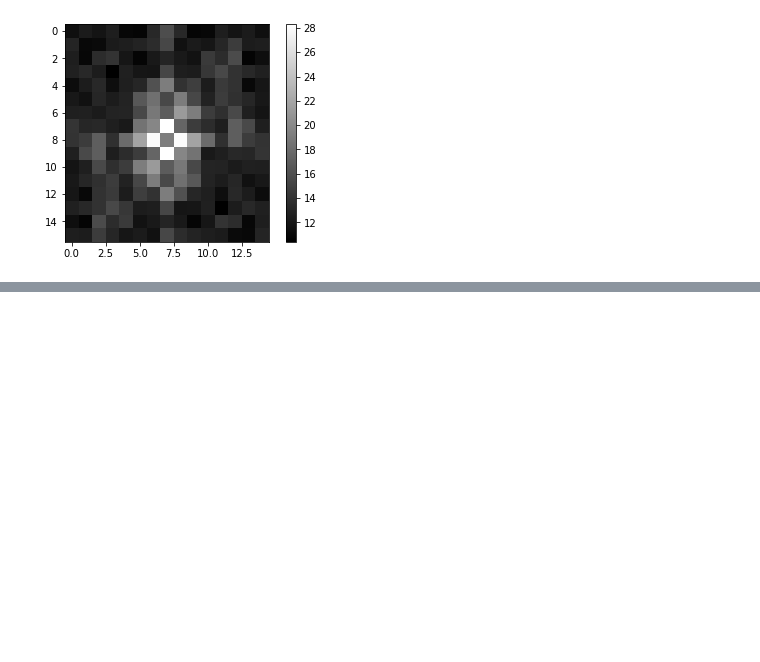
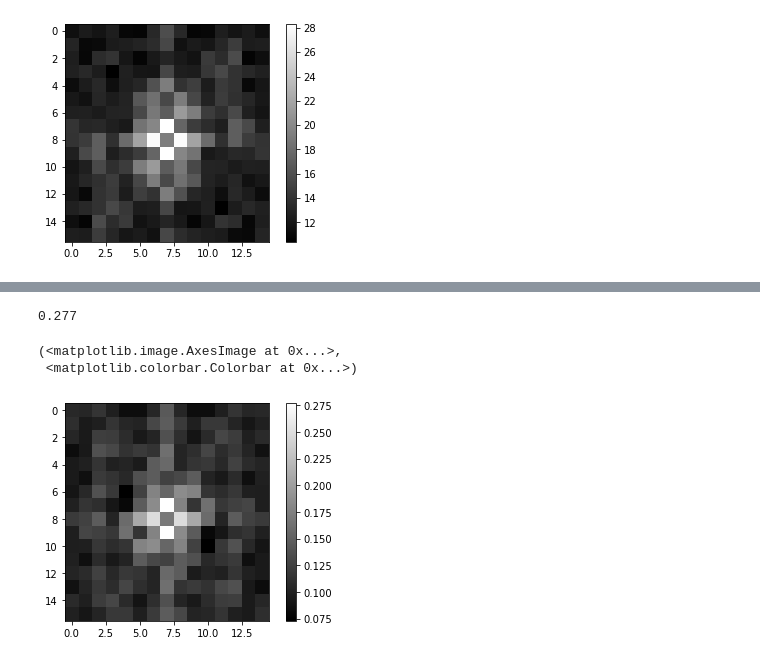
Before and after one commit to karthik-charan/Bio-inspired-handwritten-digit-recognition, a Jupyter notebook: FFT_frequency filtering exploration.ipynb, the cells around one changed output, grey strips where cells are left out. Drawn from its saved outputs; the diff is of its cells as text; code cells hidden in the pictures; blank space fills up the shorter version.

```diff
--- a/FFT_frequency filtering exploration.ipynb
+++ b/FFT_frequency filtering exploration.ipynb
@@ -383,0 +531,10 @@ plt.imshow(var2, "gray"),plt.colorbar()
+# %%
+#the visualisation of the cross validation single feature accuracy calculation
+print(max(feature_evaluation_array_3))
+var3=feature_evaluation_array_3.reshape(16,15)
+plt.imshow(var2, "gray"),plt.colorbar()
+# %% [output]
+0.277
+(<matplotlib.image.AxesImage at 0x...>,
+ <matplotlib.colorbar.Colorbar at 0x...>)
+[figure, added]
```
Also changed, not shown: parts of 11 cells of this notebook.
